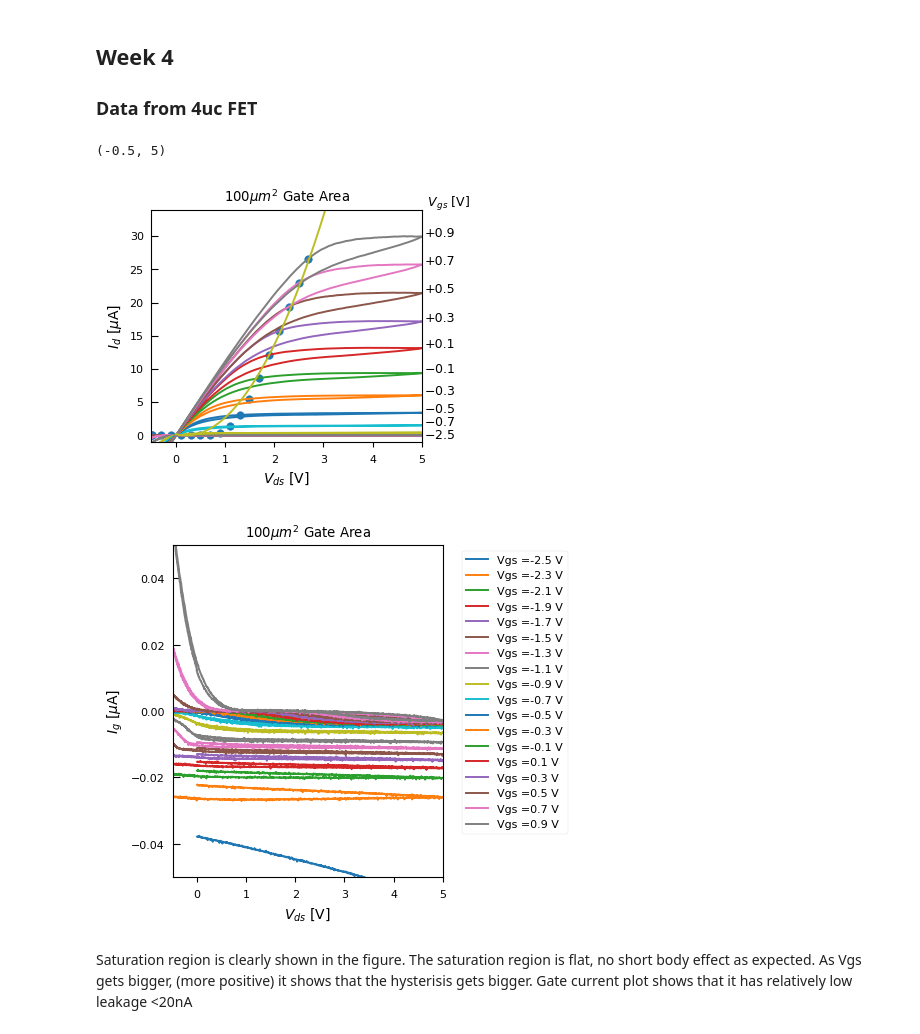
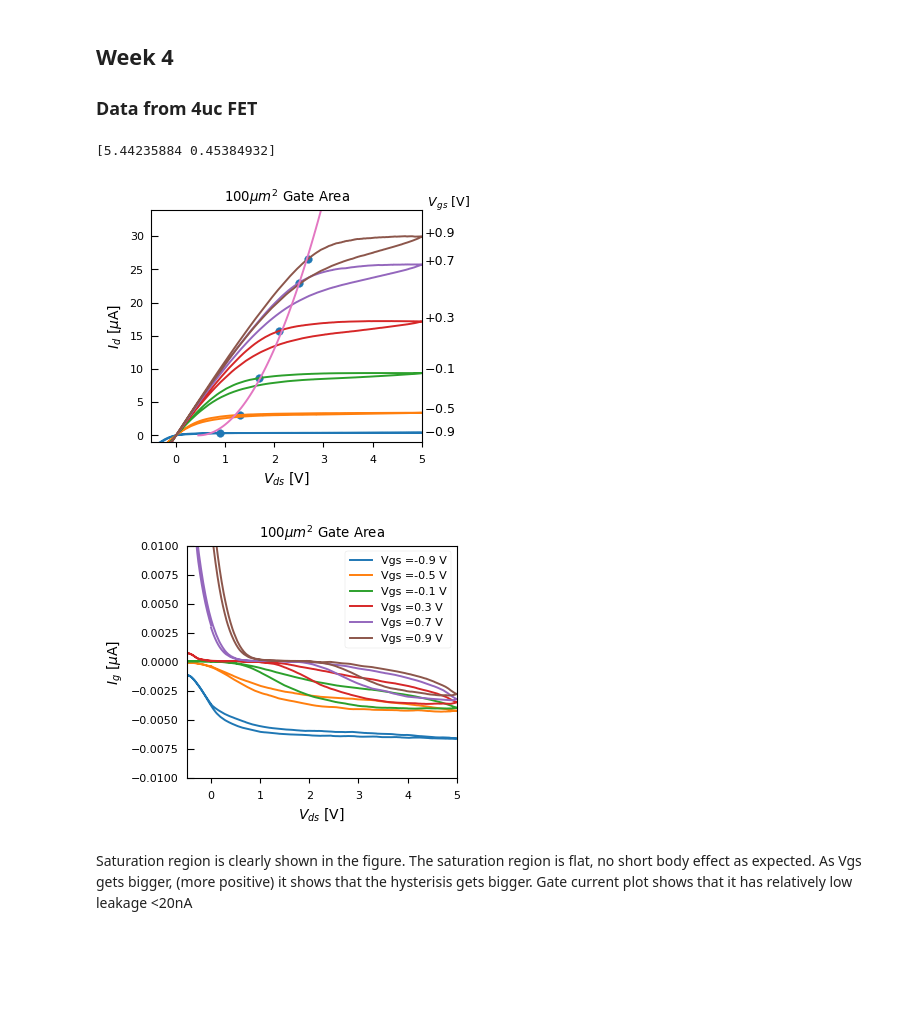
Before and after one commit to prabowobagas/Jupyter-Notebook-Thesis, a Jupyter notebook: Weekly Journal.ipynb, the cells around one changed output. Saved outputs shown, nothing was run; the diff lists cells and outputs as text; code cells hidden in the pictures; blank space fills up the shorter version.

```diff
--- a/Weekly Journal.ipynb
+++ b/Weekly Journal.ipynb
@@ -254,7 +255,7 @@ data_width = 2206
 dataparsing(input_file, output_file, data_width)
 # %%
 # Vds variable plotter
-from scipy.optimize import curve_fit
+from scipy.signal import savgol_filter
 
 def wrapper_vds(dataframe):
     dataframe.drop('Unnamed: 5', axis=1,inplace=True)
@@ -294,7 +295,7 @@ ax2 = fig2.add_subplot(1, 1, 1)
 # ax3 = fig2.add_subplot(1, 1, 1)
 
 V_sat_data = []
-for i in new_range(1, 35, 2):    # set number of data here: max # 36
+for i in new_range(17, 35, 4):    # set number of data here: max # 36
 
     # df1 = pd.read_csv('Data\\dev15\\dev15_vsd\\dev15_dataset'+str(i)+'.txt',sep='\t',skiprows = [0,1,2])
     df2 = pd.read_csv('Data\\dev16\\dev16_huge_sweep\\dev16_dataset'+str(i)+'.txt',sep='\t',skiprows = [0,1,2])
@@ -308,57 +309,59 @@ for i in new_range(1, 35, 2):    # set number of data here: max # 36
     V_sat_index = find_nearest(Vds_list[1:1200], Vgs+1.8)
     V_sat_data.append((Vds_list[V_sat_index], Ids_list[V_sat_index]/10**(-6)))
 
+    Igs_list = savgol_filter(df_wrap2['Igs'],99,3)  # Filter out noise with savgol filter
     # plt.plot(df_wrap1['Vds'], df_wrap1['Ids']/(10)**(-6), label = 'Vgs ='+str((i*-100)+100)+'mV',linestyle = 'dashed')
     ax.plot(df_wrap2['Vds'], df_wrap2['Ids']/(10)**(-6), label = 'Vgs ='+str(round(Vgs,2))+' V')
-    if Vgs <= -2.4:
+    if Vgs <= -0.75:
         ax.text(Vds_list[1200]+0.05, Ids_list[1200]/(10)**(-6) -0.5, plus_string(Vgs),  withdash=False, fontsize=9)
     elif Vgs >= -0.7:
         ax.text(Vds_list[1200]+0.05, Ids_list[1200]/(10)**(-6), plus_string(Vgs),  withdash=False, fontsize=9)
 
-    ax2.plot(df_wrap2['Vds'], df_wrap2['Igs']/(10**(-6)), label = 'Vgs ='+str(round(Vgs,2))+' V')
+    ax2.plot(df_wrap2['Vds'], Igs_list/(10**(-6)), label = 'Vgs ='+str(round(Vgs,2))+' V')
 
 
 
 Vds_tuple, Ids_tuple = zip(*V_sat_data)
 popt, pcov = curve_fit(quadratic_fitting, Vds_tuple, Ids_tuple)
-Vds_new = np.linspace(0, 5, num = 100, endpoint=True)
+print(popt)
+Vds_new = np.linspace(popt[1], 5, num = 100, endpoint=True)
 Ids_new = quadratic_fitting(Vds_new, *popt)
 # ax.plot(Vds_tuple,Ids_tuple)
 ax.plot(Vds_new, Ids_new)
 ax.scatter(Vds_tuple, Ids_tuple)
 
 
 ## Plot setting for fig1 (Id vs Vds)
 ax.set_title('100$\mu m^2$ Gate Area')
 ax.set_xlabel('$V_{ds}$ [V]', fontsize=10)
 ax.set_ylabel('$I_{d}$ [$\mu$A]', fontsize=10)
 # ax.legend(bbox_to_anchor=(1.05, 1), loc=2)
 ax.set_xlim(-0.5, 5)
 ax.set_ylim(-1, 34)
 ax.tick_params(axis = 'y', which = 'both', length=5, direction='in')
 ax.tick_params(axis = 'both', which = 'minor', labelsize = 9)
 ax.text(5+0.05, 34+0.5, ' $V_{gs}$ [V]',  withdash=False, fontsize=9) # Vgs label is set manually
 fig1.set_size_inches(plot_width, plot_height*1.4)
 #fig1.savefig('Figures\\Dev15_Vds_sweep-Ids.pdf', format='pdf', bbox_inches='tight')
 
 
 ## plot setting for fig2 (Ig vs Vds)
-ax2.legend(bbox_to_anchor=(1.05, 1), loc=2)
+ax2.legend(prop={'size': 8}, loc=1, bbox_to_anchor=(1,1), bbox_transform=ax2.transAxes)
 ax2.set_title('100$\mu m^2$ Gate Area')
 ax2.set_xlabel('$V_{ds}$ [V]', fontsize=10)
 ax2.set_ylabel('$I_{g}$ [$\mu$A]', fontsize=10)
 ax2.tick_params(axis = 'y', which = 'both', length=5, direction='in')
 ax2.tick_params(axis = 'both', which = 'minor', labelsize = 9)
-fig2.set_size_inches(plot_width , plot_height*2)
-ax2.set_ylim(-0.05, 0.050)
+fig2.set_size_inches(plot_width , plot_height*1.4)
+ax2.set_ylim(-0.01, 0.01)
 ax2.set_xlim(-0.5, 5)
 #fig2.savefig('Figures\\Dev15_Vds_sweep-Igs.pdf', format='pdf', bbox_inches='tight')
 
 # Fig 3 setting
 # %% [output]
-(-0.5, 5)
+[5.44235884 0.45384932]
-[figure, old version]
+[figure, new version]
-[figure, old version]
+[figure, new version]
 # %% [markdown]
 Saturation region is clearly shown in the figure. The saturation region is flat, no short body effect as expected. As Vgs gets bigger, (more positive) it shows that the hysterisis gets bigger. Gate current plot shows that it has relatively low leakage <20nA
 # %%
```
Also changed, not shown: parts of 4 cells of this notebook, 2 other files.
